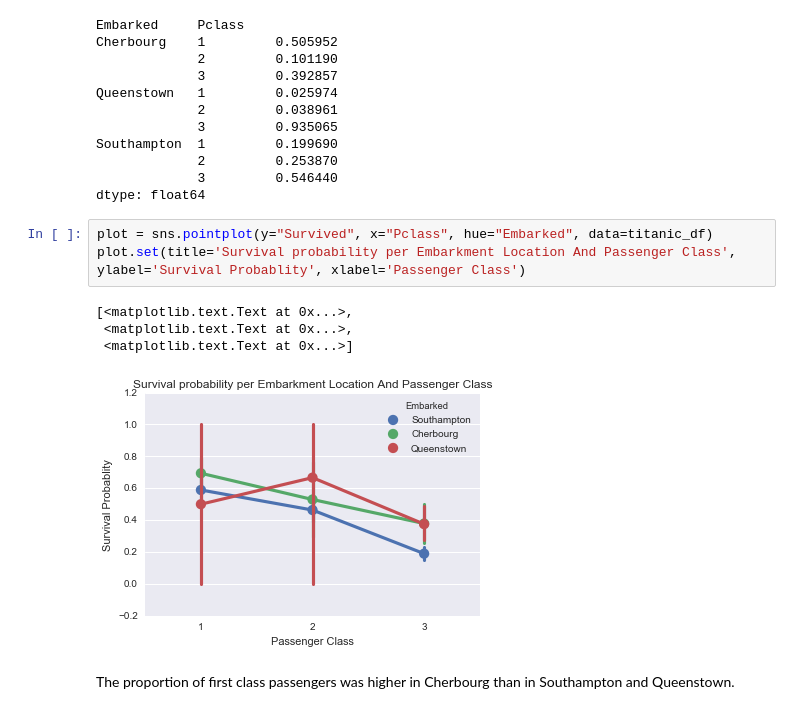
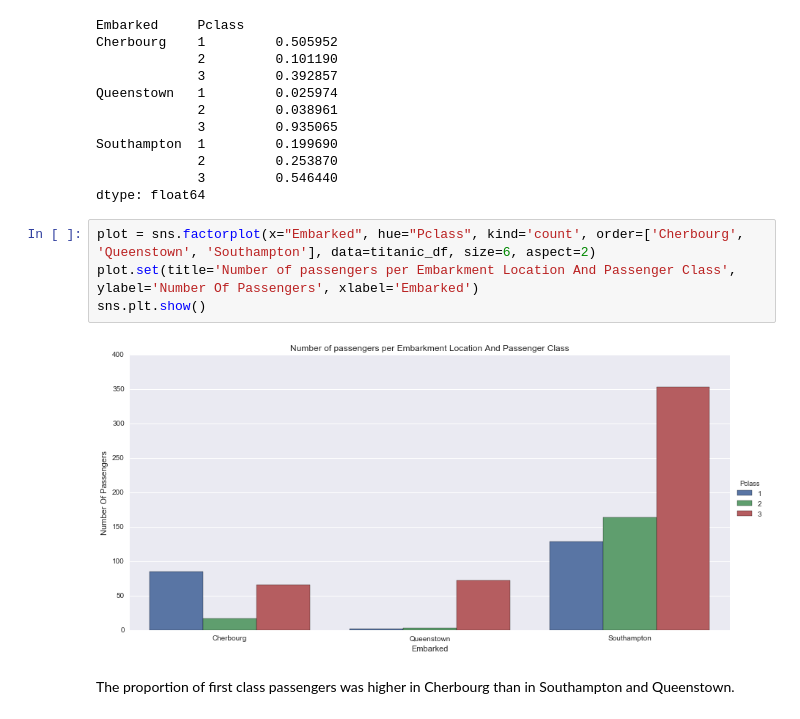
Before and after one commit to jenslaufer/data-analyst-nanodegree, a Jupyter notebook: p2/Assignment/Titanic Data.ipynb, the cells around one changed output. Drawn from its saved outputs; the diff is of its cells as text.

Commit message:
improved diagrams

```diff
--- a/p2/Assignment/Titanic Data.ipynb
+++ b/p2/Assignment/Titanic Data.ipynb
@@ -577,13 +561,11 @@ Southampton  1         0.199690
              3         0.546440
 dtype: float64
 # %%
-plot = sns.pointplot(y="Survived", x="Pclass", hue="Embarked", data=titanic_df)
-plot.set(title='Survival probability per Embarkment Location And Passenger Class', ylabel='Survival Probablity', xlabel='Passenger Class')
+plot = sns.factorplot(x="Embarked", hue="Pclass", kind='count', order=['Cherbourg', 'Queenstown', 'Southampton'], data=titanic_df, size=6, aspect=2)
+plot.set(title='Number of passengers per Embarkment Location And Passenger Class', ylabel='Number Of Passengers', xlabel='Embarked')
+sns.plt.show()
 # %% [output]
-[<matplotlib.text.Text at 0x...>,
- <matplotlib.text.Text at 0x...>,
- <matplotlib.text.Text at 0x...>]
-[figure, old version]
+[figure, new version]
 # %% [markdown]
 The proportion of first class passengers was higher in Cherbourg than in Southampton and Queenstown.
 # %%
```
Also changed, not shown: parts of 16 cells of this notebook.
